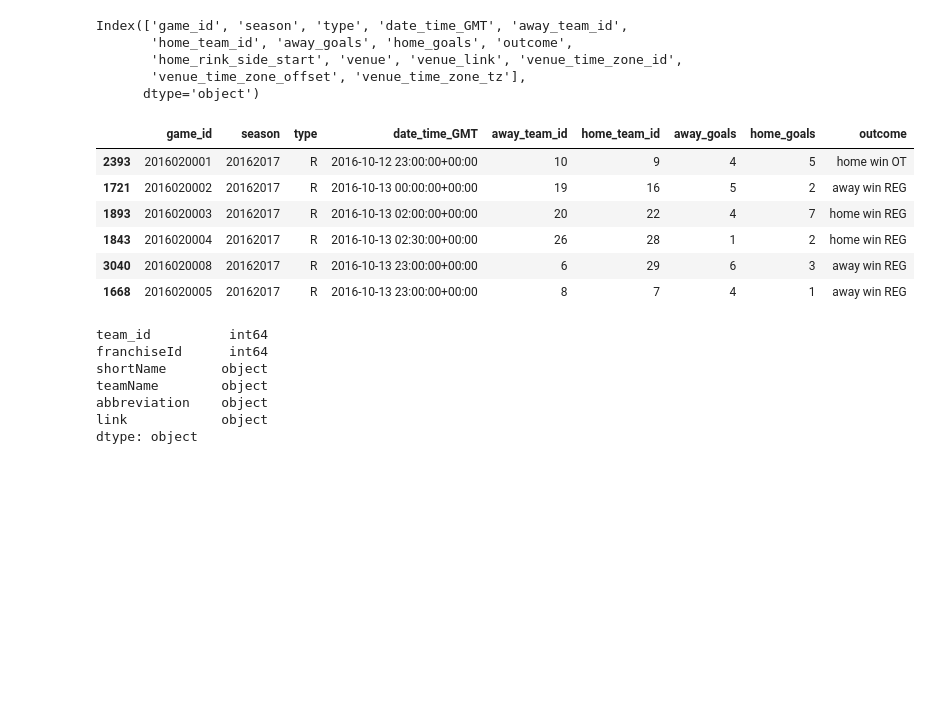
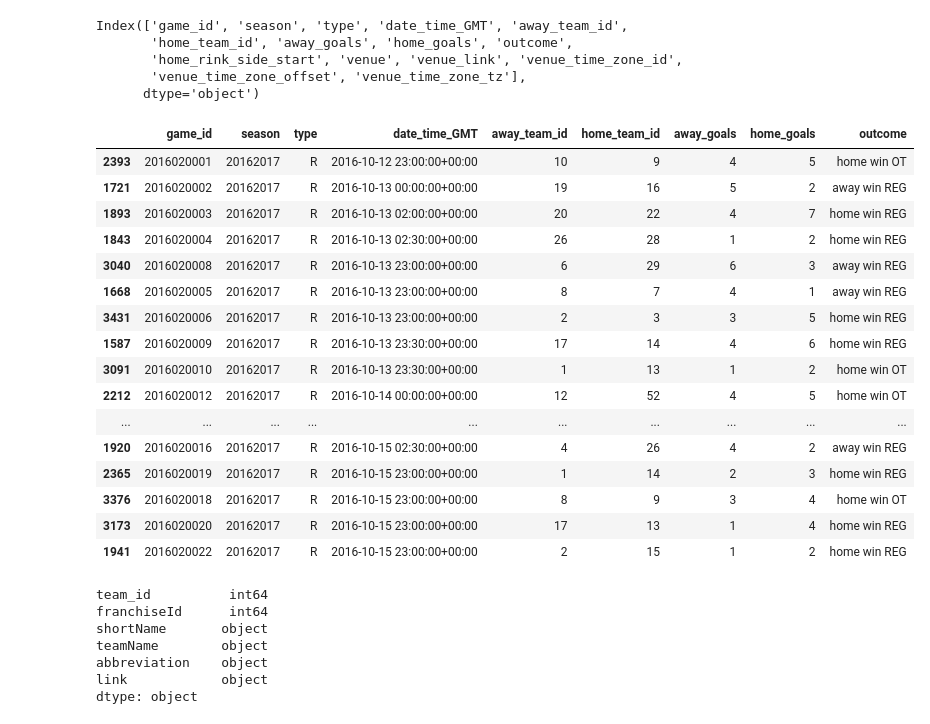
Before and after one commit to joeyamosjohns/final_project_nhl_prediction, a Jupyter notebook: Note_books/Explore_Models/model1_v1_ridge_train_on_1st_half_only.ipynb, the cells around one changed output. Drawn from its saved outputs; the diff is of its cells as text; code cells hidden in the pictures; blank space fills up the shorter version.

```diff
--- a/Note_books/Explore_Models/model1_use_ridgeregression.ipynb
+++ b/Note_books/Explore_Models/model1_v1_ridge_train_on_1st_half_only.ipynb
@@ -1,7 +1,7 @@
 # %%
 import pandas as pd
 
-nhl_games= pd.read_csv("/Users/joejohns/Downloads/Kaggle_data/game.csv")
+nhl_games= pd.read_csv("/Users/joejohns/data_bootcamp/GitHub/final_project_nhl_prediction/Data/Kaggle_Data_Ellis/game.csv")
 # %%
 nhl_games.columns
 # %% [output]
@@ -11,6 +11,6 @@ Index(['game_id', 'season', 'type', 'date_time_GMT', 'away_team_id',
        'venue_time_zone_offset', 'venue_time_zone_tz'],
       dtype='object')
 # %%
-nhl_20162017 = nhl_games.loc[(nhl_games['season'] == 20162017)&(nhl_20162017['type'] == 'R') , ['game_id', 'season', 'type', 'date_time_GMT', 'away_team_id',
+nhl_20162017 = nhl_games.loc[(nhl_games['season'] == 20162017)&(nhl_games['type'] == 'R') , ['game_id', 'season', 'type', 'date_time_GMT', 'away_team_id',
        'home_team_id', 'away_goals', 'home_goals', 'outcome']]
 # %%
@@ -22,13 +25,23 @@ nhl_20162017.sort_values(by='date_time_GMT', inplace = True)
 # %%
 
 #nhl_team.loc[(nhl_mp["settled_in"] == 'tbc'), :]
-nhl_20162017.head(6)
+nhl_20162017.head(20)
 # %% [output]
 |  | game_id | season | type | date_time_GMT | away_team_id | home_team_id | away_goals | home_goals | outcome |
 | 2393 | 2016020001 | 20162017 | R | 2016-10-12 23:00:00+00:00 | 10 | 9 | 4 | 5 | home win OT |
 | 1721 | 2016020002 | 20162017 | R | 2016-10-13 00:00:00+00:00 | 19 | 16 | 5 | 2 | away win REG |
 | 1893 | 2016020003 | 20162017 | R | 2016-10-13 02:00:00+00:00 | 20 | 22 | 4 | 7 | home win REG |
 | 1843 | 2016020004 | 20162017 | R | 2016-10-13 02:30:00+00:00 | 26 | 28 | 1 | 2 | home win REG |
 | 3040 | 2016020008 | 20162017 | R | 2016-10-13 23:00:00+00:00 | 6 | 29 | 6 | 3 | away win REG |
 | 1668 | 2016020005 | 20162017 | R | 2016-10-13 23:00:00+00:00 | 8 | 7 | 4 | 1 | away win REG |
+| 3431 | 2016020006 | 20162017 | R | 2016-10-13 23:00:00+00:00 | 2 | 3 | 3 | 5 | home win REG |
+| 1587 | 2016020009 | 20162017 | R | 2016-10-13 23:30:00+00:00 | 17 | 14 | 4 | 6 | home win REG |
+| 3091 | 2016020010 | 20162017 | R | 2016-10-13 23:30:00+00:00 | 1 | 13 | 1 | 2 | home win OT |
+| 2212 | 2016020012 | 20162017 | R | 2016-10-14 00:00:00+00:00 | 12 | 52 | 4 | 5 | home win OT |
+| ... | ... | ... | ... | ... | ... | ... | ... | ... | ... |
+| 1920 | 2016020016 | 20162017 | R | 2016-10-15 02:30:00+00:00 | 4 | 26 | 4 | 2 | away win REG |
+| 2365 | 2016020019 | 20162017 | R | 2016-10-15 23:00:00+00:00 | 1 | 14 | 2 | 3 | home win REG |
+| 3376 | 2016020018 | 20162017 | R | 2016-10-15 23:00:00+00:00 | 8 | 9 | 3 | 4 | home win OT |
+| 3173 | 2016020020 | 20162017 | R | 2016-10-15 23:00:00+00:00 | 17 | 13 | 1 | 4 | home win REG |
+| 1941 | 2016020022 | 20162017 | R | 2016-10-15 23:00:00+00:00 | 2 | 15 | 1 | 2 | home win REG |
 # %%
```
Also changed, not shown: parts of 13 cells of this notebook, 19 other files.
